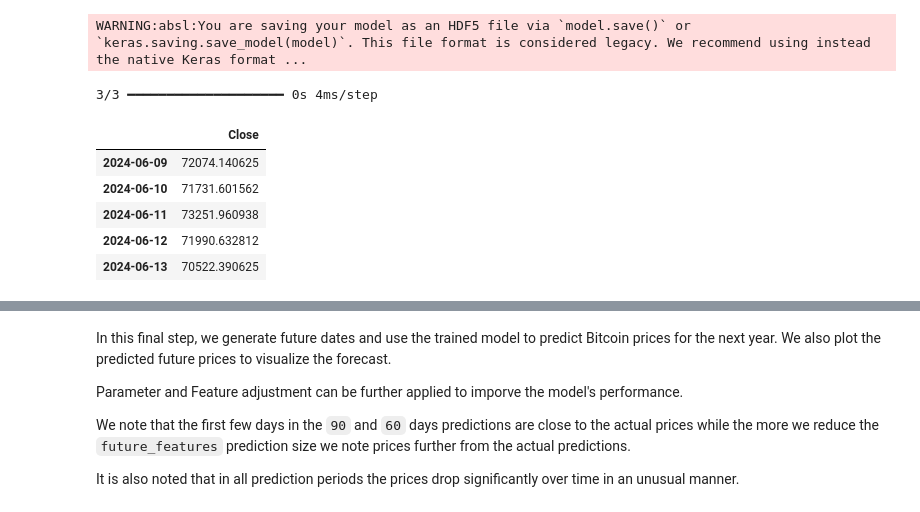
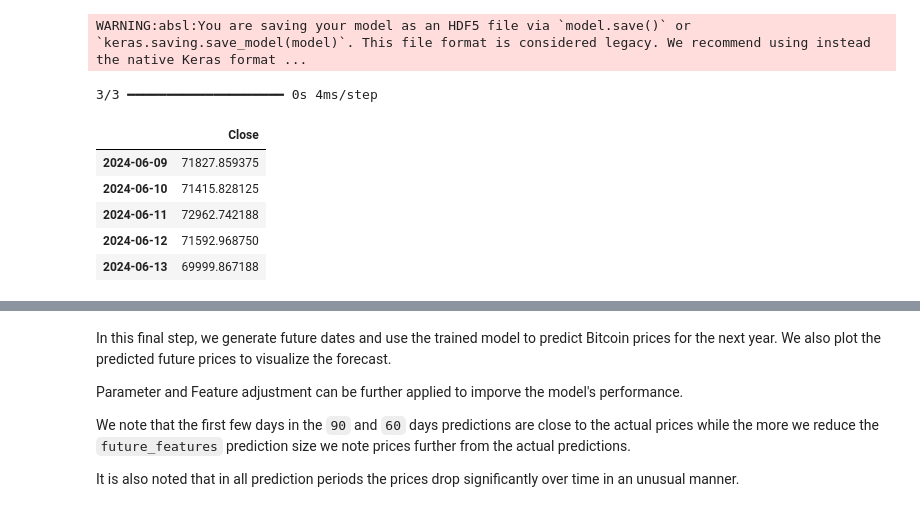
Before and after one commit to PeterBaraka/crypto_predictor, a Jupyter notebook: crypto_predictor_V2.ipynb, the cells around one changed output, grey strips where cells are left out. Drawn from its saved outputs; the diff is of its cells as text; code cells hidden in the pictures.

```diff
--- a/crypto_predictor_V2.ipynb
+++ b/crypto_predictor_V2.ipynb
@@ -117,8 +117,8 @@ test_features = test_features.reshape((test_features.shape[0], 1, test_features.
 # %%
 # Build the LSTM model
 model = Sequential()
-model.add(LSTM(units=50, return_sequences=True, input_shape=(1, train_features.shape[2])))
-model.add(LSTM(units=50))
+model.add(LSTM(units=100, return_sequences=True, input_shape=(1, train_features.shape[2])))
+model.add(LSTM(units=100))
 model.add(Dense(1))
 
 model.compile(optimizer='adam', loss='mean_squared_error')
@@ -187,21 +187,21 @@ data.to_csv('./datasets/processed_data.csv')
 WARNING:absl:You are saving your model as an HDF5 file via `model.save()` or `keras.saving.save_model(model)`. This file format is considered legacy. We recommend using instead the native Keras format ...
 # %%
 # Apply the model to predict future prices for the next 90 days
-future_features = features[-90:]
-future_features = scaler.transform(future_features)
-future_features = future_features.reshape((future_features.shape[0], 1, future_features.shape[1]))
-future_close = model.predict(future_features)
-future_close = close_scaler.inverse_transform(future_close)
+future_features_90 = features[-90:]
+future_features_90 = scaler.transform(future_features_90)
+future_features_90 = future_features_90.reshape((future_features_90.shape[0], 1, future_features_90.shape[1]))
+future_close_90 = model.predict(future_features_90)
+future_close_90 = close_scaler.inverse_transform(future_close_90)
 
 # Create a DataFrame for the future prices
-future_dates = pd.date_range(start=data.index[-1], periods=91, freq='D')[1:]
-future_prices = pd.DataFrame(future_close, index=future_dates, columns=['Close'])
-future_prices.head()
+future_dates_90 = pd.date_range(start=data.index[-1], periods=91, freq='D')[1:]
+future_prices_90 = pd.DataFrame(future_close_90, index=future_dates_90, columns=['Close'])
+future_prices_90.head()
 # %% [output]
 3/3 ━━━━━━━━━━━━━━━━━━━━ 0s 4ms/step
 |  | Close |
-| 2024-06-09 | 72074.140625 |
-| 2024-06-10 | 71731.601562 |
-| 2024-06-11 | 73251.960938 |
-| 2024-06-12 | 71990.632812 |
-| 2024-06-13 | 70522.390625 |
+| 2024-06-09 | 71827.859375 |
+| 2024-06-10 | 71415.828125 |
+| 2024-06-11 | 72962.742188 |
+| 2024-06-12 | 71592.968750 |
+| 2024-06-13 | 69999.867188 |
```
Also changed, not shown: parts of 9 cells of this notebook, 1 other file.
